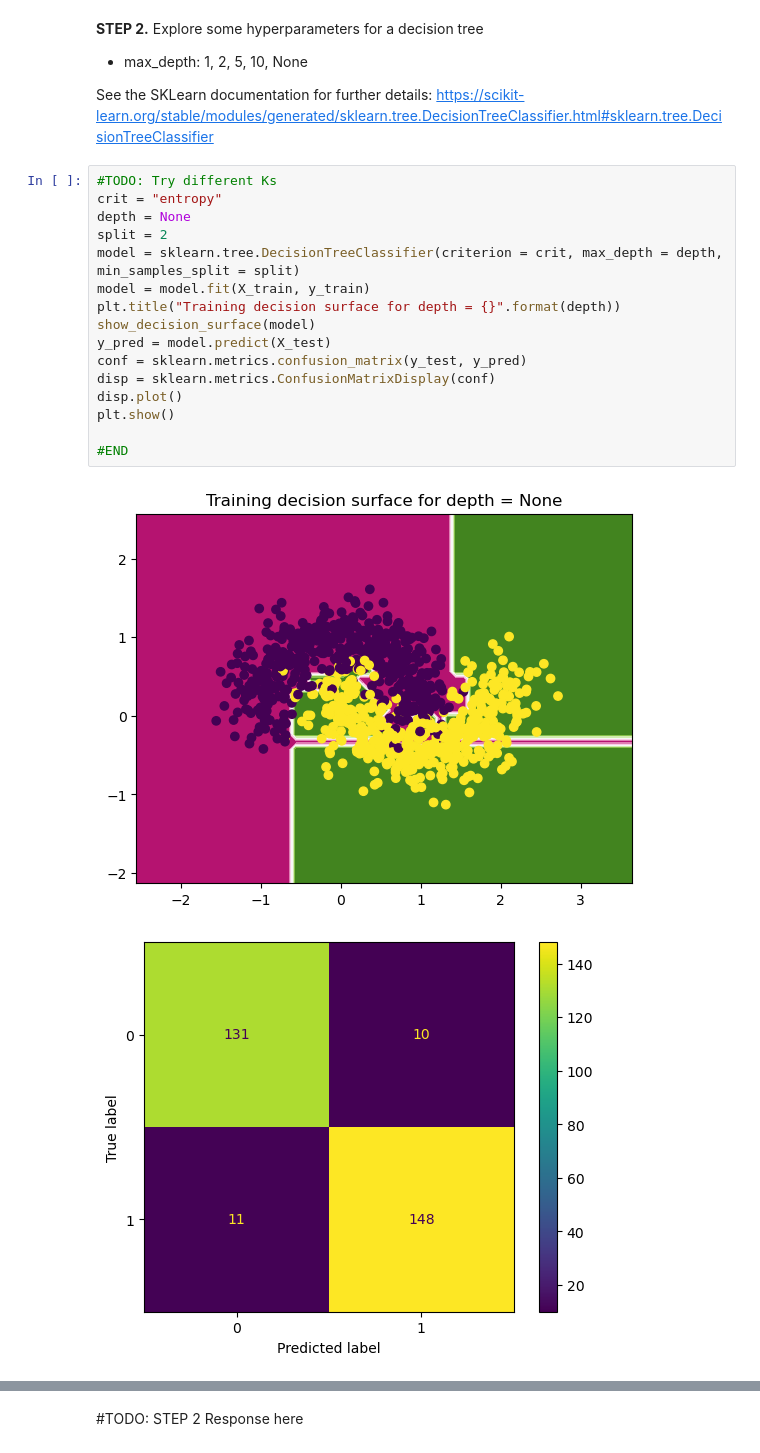
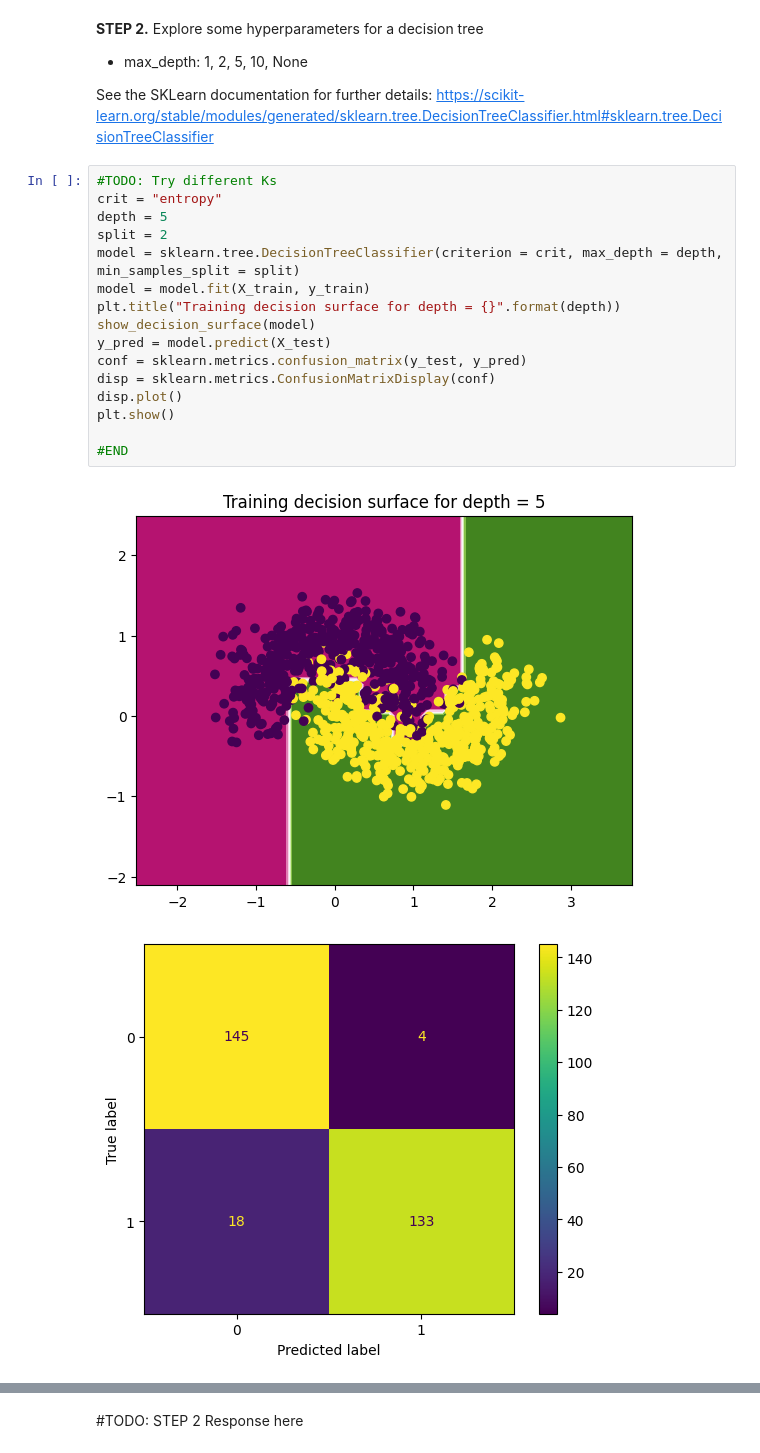
Before and after one commit to abo3abd-y/Machine-Learning---Fall-2024, a Jupyter notebook: JupyterNotebook/Trees_Forests_Participation_4_2024Fall.ipynb, the cells around one changed output, grey strips where cells are left out. Cells and saved outputs as stored; diff of their text form.

```diff
--- a/JupyterNotebook/Trees_Forests_Participation_4_2024Fall.ipynb
+++ b/JupyterNotebook/Trees_Forests_Participation_4_2024Fall.ipynb
@@ -54,19 +54,19 @@ See the SKLearn documentation for further details: https://scikit-learn.org/stab
 # %%
 #TODO: Try different Ks
 crit = "entropy"
-depth = None
+depth = 5
 split = 2
 model = sklearn.tree.DecisionTreeClassifier(criterion = crit, max_depth = depth, min_samples_split = split)
 model = model.fit(X_train, y_train)
 plt.title("Training decision surface for depth = {}".format(depth))
 show_decision_surface(model)
 y_pred = model.predict(X_test)
 conf = sklearn.metrics.confusion_matrix(y_test, y_pred)
 disp = sklearn.metrics.ConfusionMatrixDisplay(conf)
 disp.plot()
 plt.show()
 
 #END
 # %% [output]
-[figure, old version]
+[figure, new version]
-[figure, old version]
+[figure, new version]
```
Also changed, not shown: parts of 6 cells of this notebook, 17 other files.
